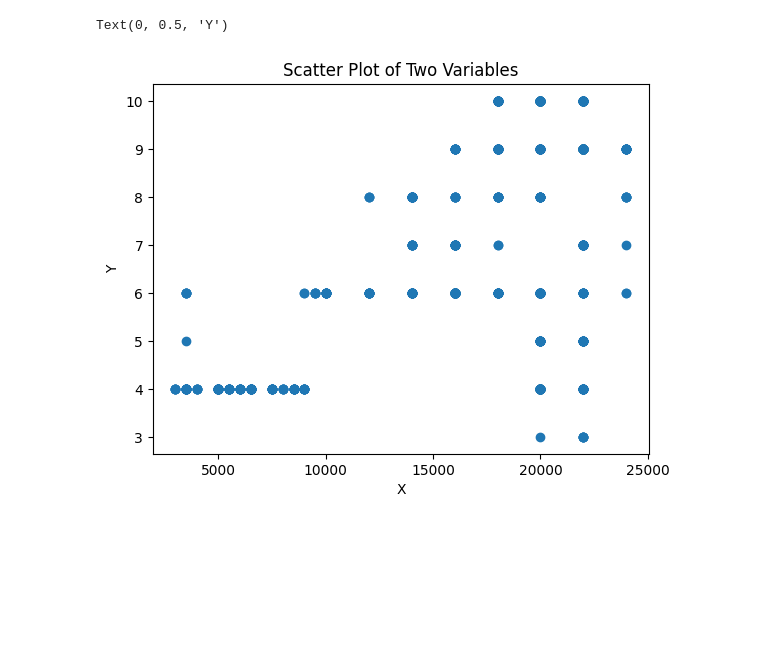
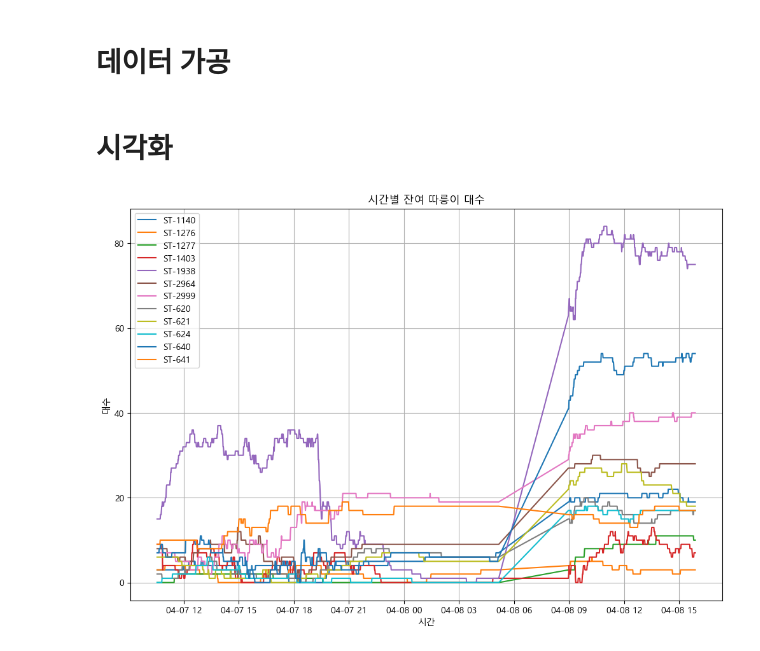
Before and after one commit to luvurself8/SeoulPublicDataHackathon, a Jupyter notebook: 시각화.ipynb, the cells around one changed output. Cells and saved outputs as stored; diff of their text form; code cells hidden in the pictures; blank space fills up the shorter version.

```diff
--- a/시각화.ipynb
+++ b/시각화.ipynb
@@ -6,0 +17,4 @@ conn, cursor = dbConnect.dbconnect()
+# %%
+bike_station_code = 'ST-327'
+start_dt = ''
+end_dt = '2024-04-09'
@@ -7,7 +23,7 @@ conn, cursor = dbConnect.dbconnect()
 # %%
-bike_station_code = 'ST-327'
-start_dt = ''
-end_dt = '2024-04-07'
-df = getData.get_station_info_by_sbike_spot_id (conn, bike_station_code,start_dt, end_dt)
-conn.close()
+# conn, cursor = dbConnect.dbconnect()
+
+# df = getData.get_station_info_by_sbike_spot_id (conn, bike_station_code,start_dt, end_dt)
+
+# conn.close()
 # %%
@@ -31,16 +35,35 @@ Index(['cur_time', 'area_cd', 'sbike_spot_id', 'sbike_parking_cnt',
-# %%
-import matplotlib.pyplot as plt
-# 변수 데이터
-x = df['AREA_PPLTN_MAX']
-y = df['sbike_parking_cnt']
-
-# 산점도 그리기
-plt.scatter(x, y)
-
-# 그래프 제목과 축 레이블 설정
-plt.title('Scatter Plot of Two Variables')
-plt.xlabel('X')
-plt.ylabel('Y')
-# %% [output]
-Text(0, 0.5, 'Y')
-[figure, removed]
+# %% [markdown]
+# 데이터 가공
+# %%
+# 시간 순서대로 정렬
+df = df.sort_values("cur_time").reset_index(drop=True)
+# %%
+# POI013
+df_POI013 = df[df["area_cd"] == "POI013"].reset_index(drop=True)
+POI013_station = sorted(df_POI013["sbike_spot_id"].unique())
+# %% [markdown]
+# 시각화
+# %%
+plt.rcParams['font.family'] ='Malgun Gothic'
+# plt.rcParams['axes.unicode_minus'] = False
+
+plt.figure(figsize=(12, 8))
+
+for station in POI013_station:
+
+    temp_df = df_POI013[df_POI013["sbike_spot_id"] == station]
+
+    plt.plot(temp_df["cur_time"],
+             temp_df["sbike_parking_cnt"],
+             label = station)
+
+plt.title('시간별 잔여 따릉이 대수')
+
+plt.xlabel('시간')
+plt.ylabel('대수')
+plt.legend()
+plt.grid()
+
+plt.show()
+# %% [output]
+[figure, added]
```
Also changed, not shown: parts of 10 cells of this notebook.
